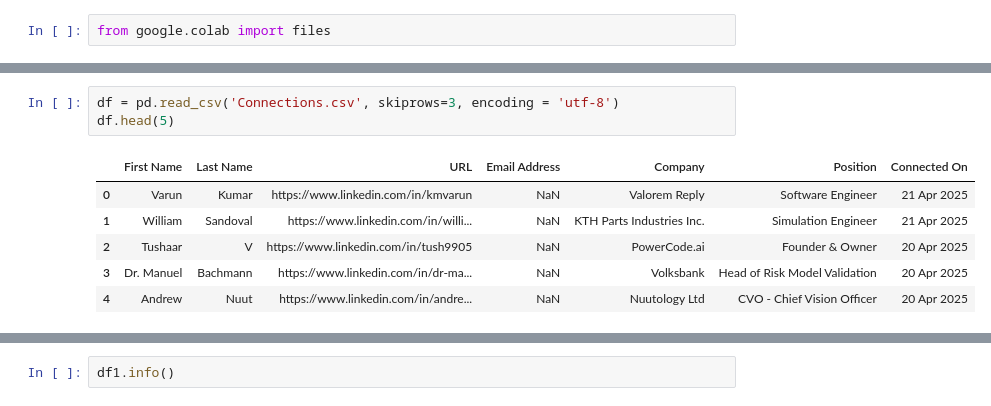
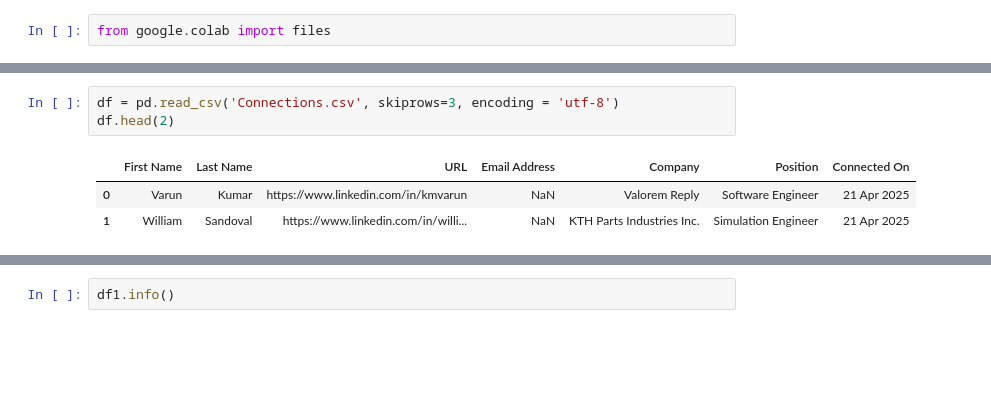
Before and after one commit to 314sirius/linked-in, a Jupyter notebook: Contacts.ipynb, the cells around one changed output, grey strips where cells are left out. Cells and saved outputs as stored; diff of their text form; blank space fills up the shorter version.

```diff
--- a/Contacts.ipynb
+++ b/Contacts.ipynb
@@ -25,13 +26,10 @@ Saving Connections.csv to Connections (4).csv
 # %%
 df = pd.read_csv('Connections.csv', skiprows=3, encoding = 'utf-8')
-df.head(5)
+df.head(2)
 # %% [output]
 |  | First Name | Last Name | URL | Email Address | Company | Position | Connected On |
 | 0 | Varun | Kumar | https://www.linkedin.com/in/kmvarun | NaN | Valorem Reply | Software Engineer | 21 Apr 2025 |
 | 1 | William | Sandoval | https://www.linkedin.com/in/willi... | NaN | KTH Parts Industries Inc. | Simulation Engineer | 21 Apr 2025 |
-| 2 | Tushaar | V | https://www.linkedin.com/in/tush9905 | NaN | PowerCode.ai | Founder & Owner | 20 Apr 2025 |
-| 3 | Dr. Manuel | Bachmann | https://www.linkedin.com/in/dr-ma... | NaN | Volksbank | Head of Risk Model Validation | 20 Apr 2025 |
-| 4 | Andrew | Nuut | https://www.linkedin.com/in/andre... | NaN | Nuutology Ltd | CVO - Chief Vision Officer | 20 Apr 2025 |
 # %%
 # remove empty rows
 df1 = df.dropna(subset=['First Name'])
```
Also changed, not shown: parts of 6 cells of this notebook.
